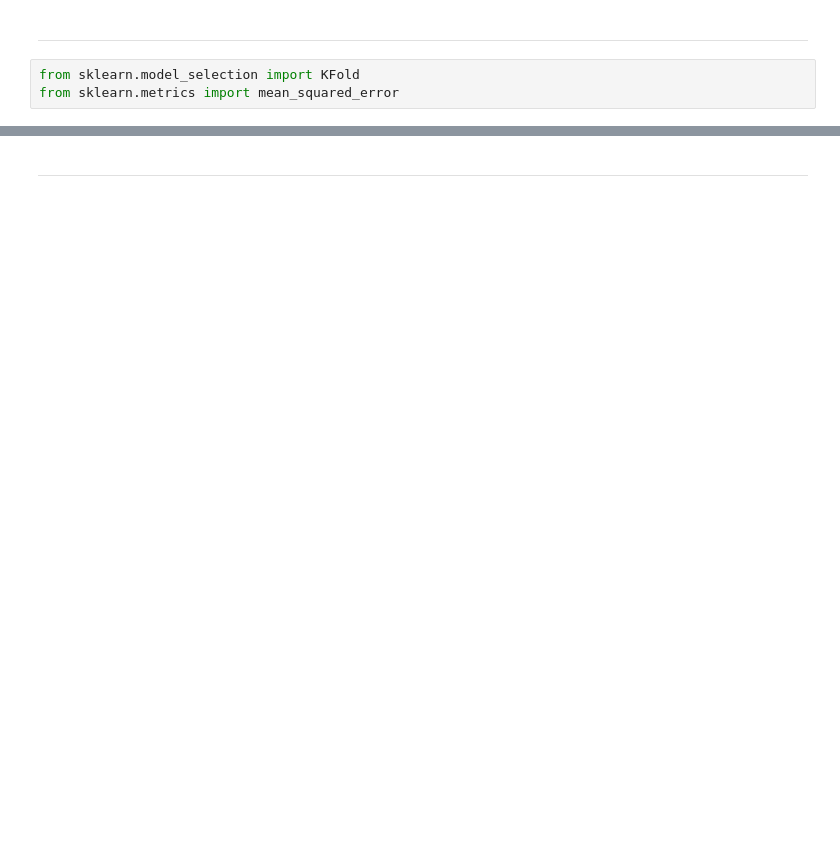
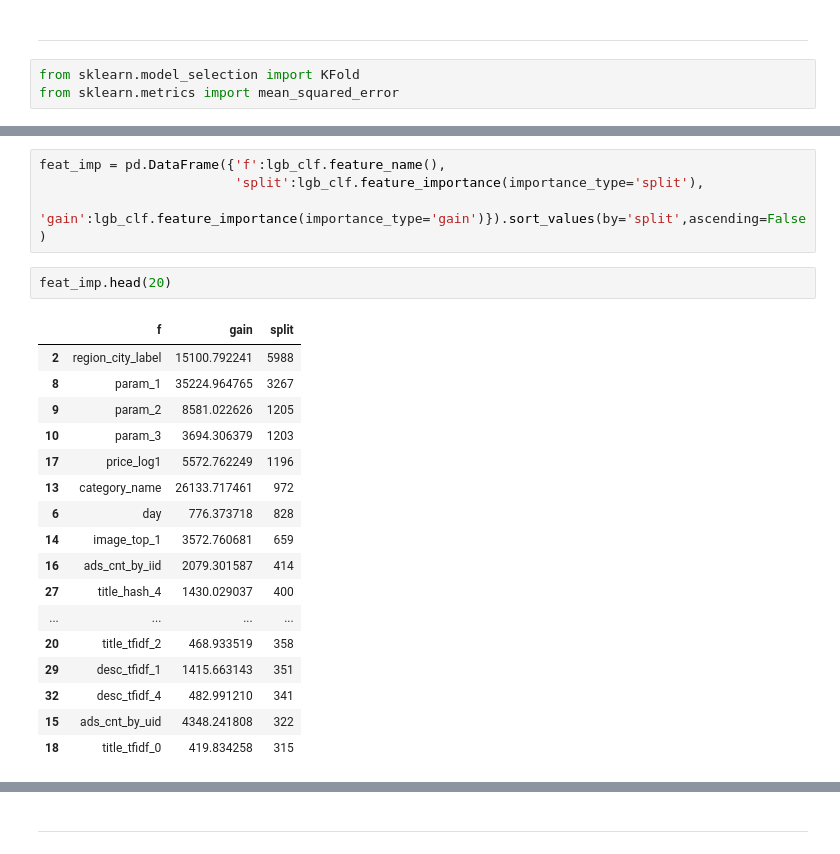
Before and after one commit to ihongChen/kaggle_Avito, a Jupyter notebook: src/lgb_model.ipynb, the cells around one changed output, grey strips where cells are left out. Drawn from its saved outputs; the diff is of its cells as text; blank space fills up the shorter version.

```diff
--- a/src/lgb_model.ipynb
+++ b/src/lgb_model.ipynb
@@ -208,0 +221,24 @@ lgb.plot_importance(lgb_clf,max_num_features=50, ax=ax)
+# %%
+feat_imp = pd.DataFrame({'f':lgb_clf.feature_name(),
+                         'split':lgb_clf.feature_importance(importance_type='split'),
+                         'gain':lgb_clf.feature_importance(importance_type='gain')}).sort_values(by='split',ascending=False)
+# %%
+feat_imp.head(20)
+# %% [output]
+|  | f | gain | split |
+| 2 | region_city_label | 15100.792241 | 5988 |
+| 8 | param_1 | 35224.964765 | 3267 |
+| 9 | param_2 | 8581.022626 | 1205 |
+| 10 | param_3 | 3694.306379 | 1203 |
+| 17 | price_log1 | 5572.762249 | 1196 |
+| 13 | category_name | 26133.717461 | 972 |
+| 6 | day | 776.373718 | 828 |
+| 14 | image_top_1 | 3572.760681 | 659 |
+| 16 | ads_cnt_by_iid | 2079.301587 | 414 |
+| 27 | title_hash_4 | 1430.029037 | 400 |
+| ... | ... | ... | ... |
+| 20 | title_tfidf_2 | 468.933519 | 358 |
+| 29 | desc_tfidf_1 | 1415.663143 | 351 |
+| 32 | desc_tfidf_4 | 482.991210 | 341 |
+| 15 | ads_cnt_by_uid | 4348.241808 | 322 |
+| 18 | title_tfidf_0 | 419.834258 | 315 |
```
Also changed, not shown: parts of 21 cells of this notebook, 3 other files.
